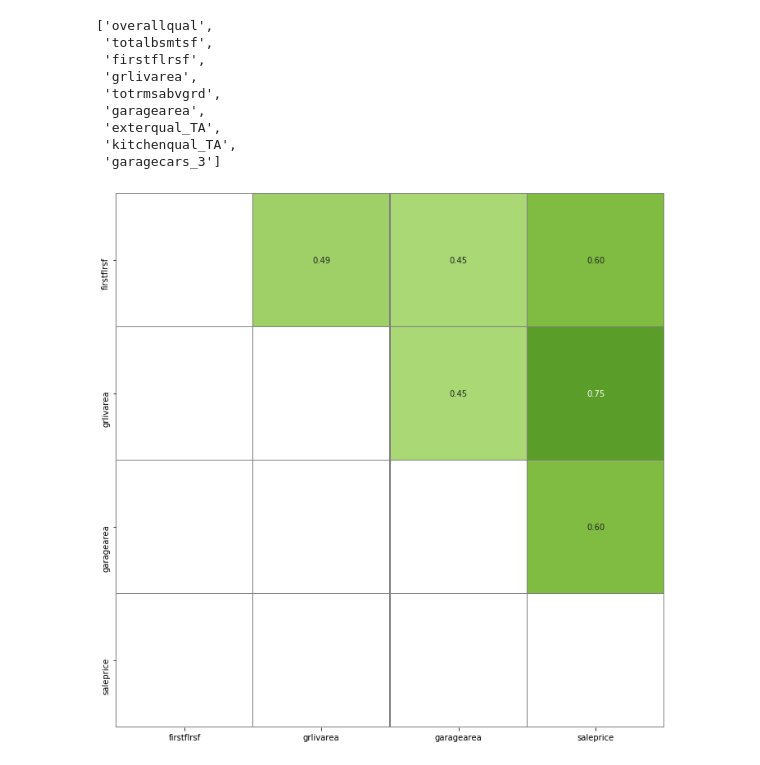
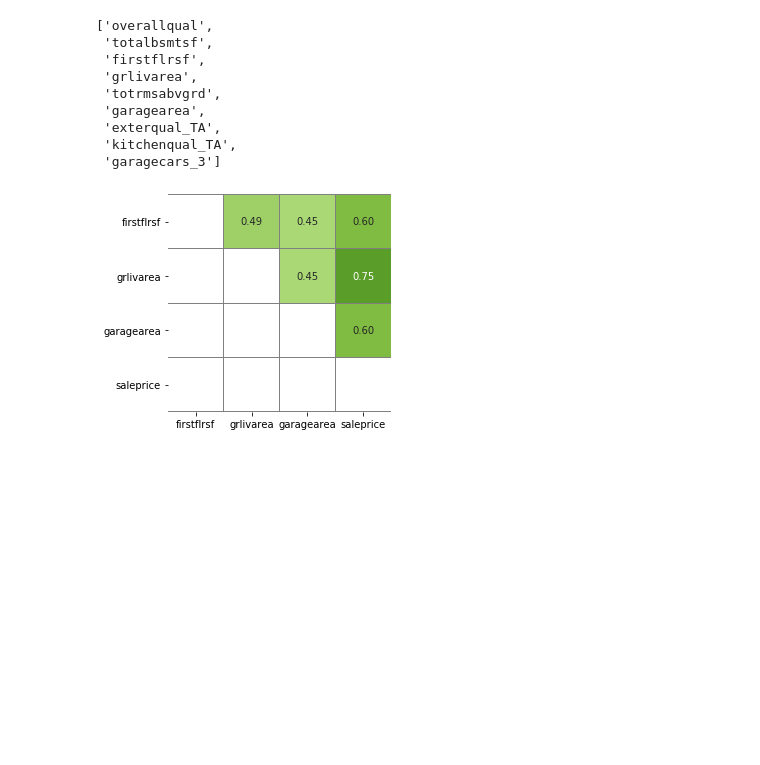
Before and after one commit to chanvarma/chanvarma-thinkful, a Jupyter notebook: others/22.2-simple-linear-regression.ipynb, the cells around one changed output. Cells and saved outputs as stored; diff of their text form; code cells hidden in the pictures; blank space fills up the shorter version.

Commit message:
additional model tuning

```diff
--- a/others/22.2-simple-linear-regression.ipynb
+++ b/others/22.2-simple-linear-regression.ipynb
@@ -179,7 +179,10 @@ data2 = data.copy()
 
 plt.figure(figsize=(12, 30))
 for index, c in enumerate(outlier_cols):
-    data2[c] = winsorize(data[c], (.02, .02))
+
+    for zone in data['mszoning'].unique():
+        data2[c].loc[data['mszoning'] == zone] = winsorize(data[c].loc[data['mszoning'] == zone], (.02, .02))
+
     plt.subplot(10, 3, index + 1)
     sns.boxplot(data = data2, x = 'mszoning', y = c, order = ['RH', 'RM', 'FV', 'RL'], whis=3)
     plt.title("({}): {}".format(index, c))
@@ -200,6 +203,5 @@ These are workable results. It appears that poolarea, threessonporch, and lowqua
 # %%
-data2.drop(columns=['lowqualfinsf', 'poolarea', 'threessnporch'], inplace=True)
-x_numerics.remove('lowqualfinsf')
+data2.drop(columns=['poolarea', 'threessnporch'], inplace=True)
 x_numerics.remove('poolarea')
 x_numerics.remove('threessnporch')
 # %% [markdown]
@@ -342,0 +402,5 @@ strong multicollinearity or other numerical problems.
+# %%
+poss_features.remove('firstflrsf')
+poss_features.remove('garagearea')
+
+model_checker(data2, poss_features, add_constant=True)
@@ -382,12 +476,12 @@ poss_features.remove('overallqual')
 # %%
 cols = poss_features + ['saleprice']
 
 matrix = np.tril(data2[cols].corr())
 
-plt.figure(figsize=(12, 12))
+plt.figure(figsize=(4, 4))
 
 ax = sns.heatmap(data2[cols].corr(), annot=True, fmt='.2f', cmap='PiYG',
                  center=0, vmax=1, vmin=-1, cbar = False, mask = matrix,
                  linecolor='grey', linewidths=0.05)
 # %% [output]
-[figure, old version]
+[figure, new version]
```
Also changed, not shown: parts of 19 cells of this notebook.
